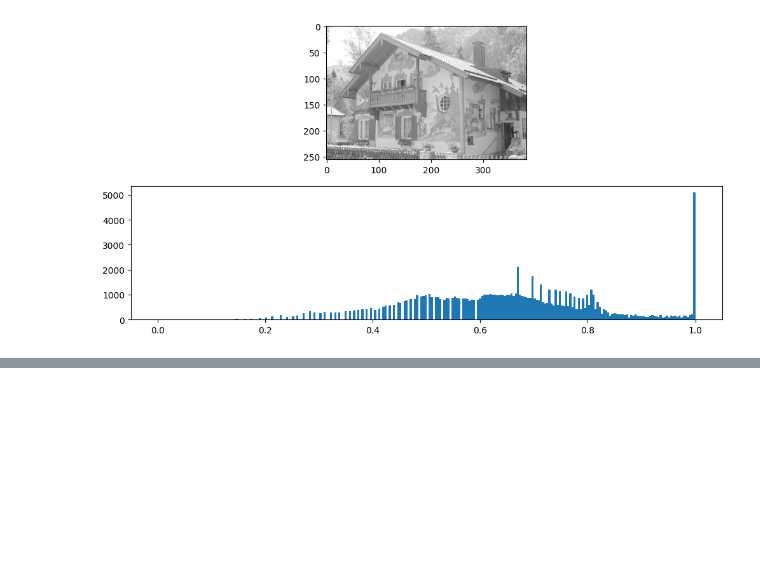
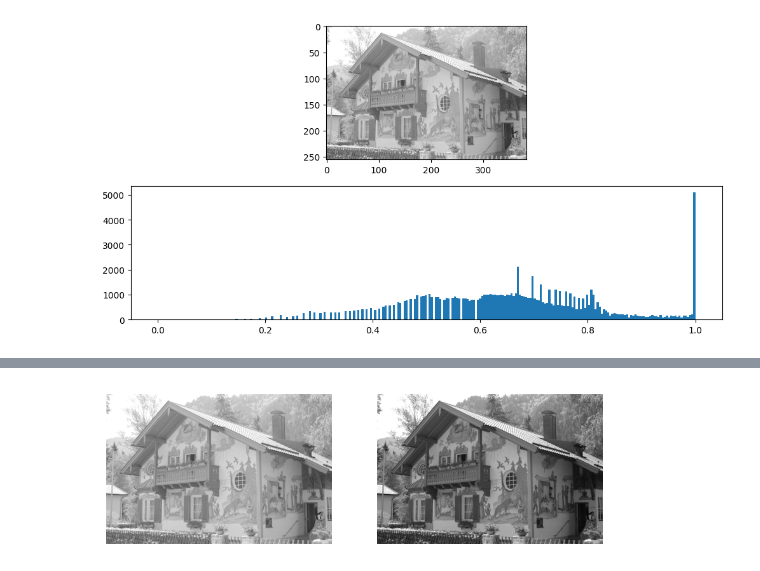
Before and after one commit to RHoock/CompVis, a Jupyter notebook: exercise_1.ipynb, the cells around one changed output, grey strips where cells are left out. Drawn from its saved outputs; the diff is of its cells as text; code cells hidden in the pictures; blank space fills up the shorter version.

```diff
--- a/exercise_1.ipynb
+++ b/exercise_1.ipynb
@@ -137,0 +169,9 @@ display_with_hist(img_2)
+# %%
+# TODO: transform and display ueb132.png
+fig, axs = plt.subplots(1, 2)
+axs[0].imshow(img_2, cmap='gray')
+axs[0].set_axis_off()
+axs[1].imshow(img_2**2, cmap='gray')
+axs[1].set_axis_off()
+# %% [output]
+[figure, added]
```
Also changed, not shown: parts of 9 cells of this notebook.
